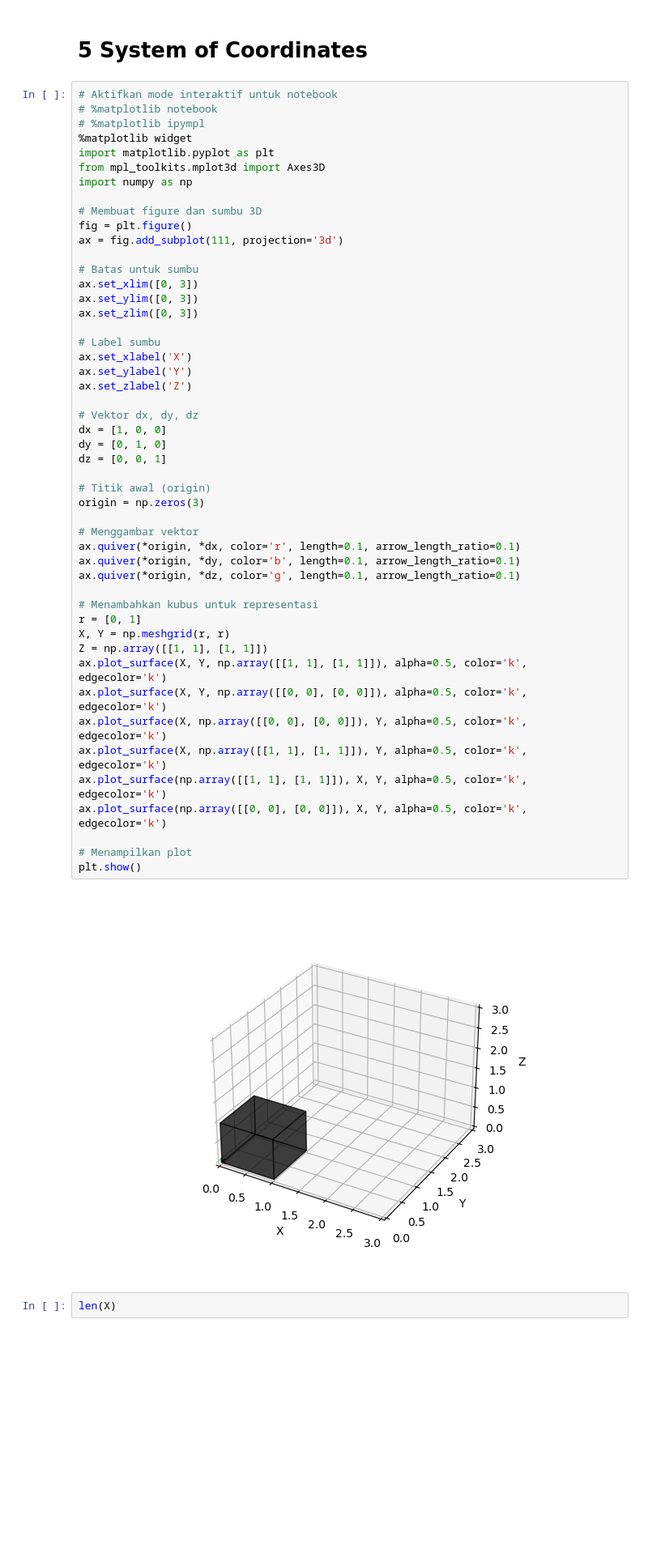
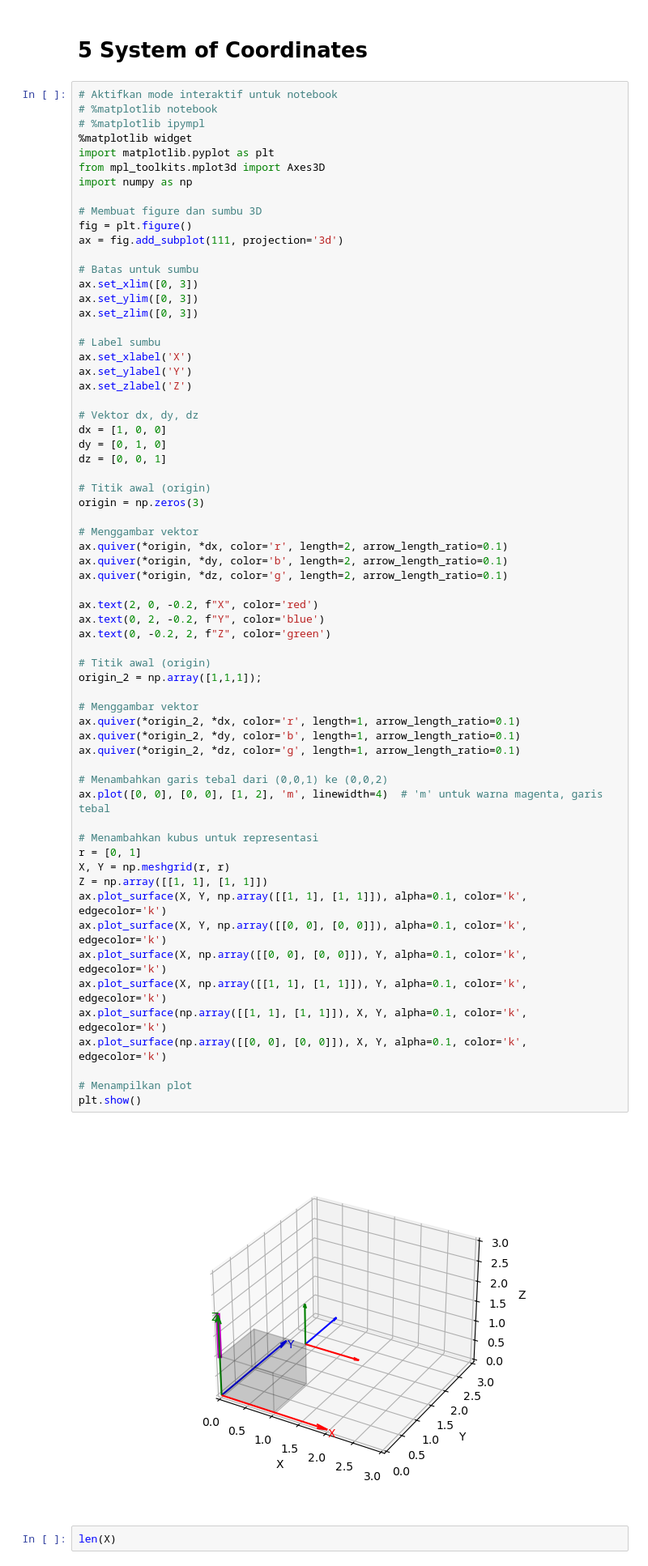
Before and after one commit to zharfanw/zhongshan_em, a Jupyter notebook: EM_1_VectorAlgebra.ipynb, the cells around one changed output. Shown at 81% size. Drawn from its saved outputs; the diff is of its cells as text; blank space fills up the shorter version.

```diff
--- a/EM_1_VectorAlgebra.ipynb
+++ b/EM_1_VectorAlgebra.ipynb
@@ -22,43 +22,58 @@ fig = plt.figure()
 ax = fig.add_subplot(111, projection='3d')
 
 # Batas untuk sumbu
 ax.set_xlim([0, 3])
 ax.set_ylim([0, 3])
 ax.set_zlim([0, 3])
 
 # Label sumbu
 ax.set_xlabel('X')
 ax.set_ylabel('Y')
 ax.set_zlabel('Z')
 
 # Vektor dx, dy, dz
 dx = [1, 0, 0]
 dy = [0, 1, 0]
 dz = [0, 0, 1]
 
 # Titik awal (origin)
 origin = np.zeros(3)
 
 # Menggambar vektor
-ax.quiver(*origin, *dx, color='r', length=0.1, arrow_length_ratio=0.1)
-ax.quiver(*origin, *dy, color='b', length=0.1, arrow_length_ratio=0.1)
-ax.quiver(*origin, *dz, color='g', length=0.1, arrow_length_ratio=0.1)
+ax.quiver(*origin, *dx, color='r', length=2, arrow_length_ratio=0.1)
+ax.quiver(*origin, *dy, color='b', length=2, arrow_length_ratio=0.1)
+ax.quiver(*origin, *dz, color='g', length=2, arrow_length_ratio=0.1)
+
+ax.text(2, 0, -0.2, f"X", color='red')
+ax.text(0, 2, -0.2, f"Y", color='blue')
+ax.text(0, -0.2, 2, f"Z", color='green')
+
+# Titik awal (origin)
+origin_2 = np.array([1,1,1]);
+
+# Menggambar vektor
+ax.quiver(*origin_2, *dx, color='r', length=1, arrow_length_ratio=0.1)
+ax.quiver(*origin_2, *dy, color='b', length=1, arrow_length_ratio=0.1)
+ax.quiver(*origin_2, *dz, color='g', length=1, arrow_length_ratio=0.1)
+
+# Menambahkan garis tebal dari (0,0,1) ke (0,0,2)
+ax.plot([0, 0], [0, 0], [1, 2], 'm', linewidth=4)  # 'm' untuk warna magenta, garis tebal
 
 # Menambahkan kubus untuk representasi
 r = [0, 1]
 X, Y = np.meshgrid(r, r)
 Z = np.array([[1, 1], [1, 1]])
-ax.plot_surface(X, Y, np.array([[1, 1], [1, 1]]), alpha=0.5, color='k', edgecolor='k')
-ax.plot_surface(X, Y, np.array([[0, 0], [0, 0]]), alpha=0.5, color='k', edgecolor='k')
-ax.plot_surface(X, np.array([[0, 0], [0, 0]]), Y, alpha=0.5, color='k', edgecolor='k')
-ax.plot_surface(X, np.array([[1, 1], [1, 1]]), Y, alpha=0.5, color='k', edgecolor='k')
-ax.plot_surface(np.array([[1, 1], [1, 1]]), X, Y, alpha=0.5, color='k', edgecolor='k')
-ax.plot_surface(np.array([[0, 0], [0, 0]]), X, Y, alpha=0.5, color='k', edgecolor='k')
+ax.plot_surface(X, Y, np.array([[1, 1], [1, 1]]), alpha=0.1, color='k', edgecolor='k')
+ax.plot_surface(X, Y, np.array([[0, 0], [0, 0]]), alpha=0.1, color='k', edgecolor='k')
+ax.plot_surface(X, np.array([[0, 0], [0, 0]]), Y, alpha=0.1, color='k', edgecolor='k')
+ax.plot_surface(X, np.array([[1, 1], [1, 1]]), Y, alpha=0.1, color='k', edgecolor='k')
+ax.plot_surface(np.array([[1, 1], [1, 1]]), X, Y, alpha=0.1, color='k', edgecolor='k')
+ax.plot_surface(np.array([[0, 0], [0, 0]]), X, Y, alpha=0.1, color='k', edgecolor='k')
 
 # Menampilkan plot
 plt.show()
 # %% [output]
-[figure, old version]
+[figure, new version]
 # %%
 len(X)
 # %% [output]
```
Also changed, not shown: 1 other file.
